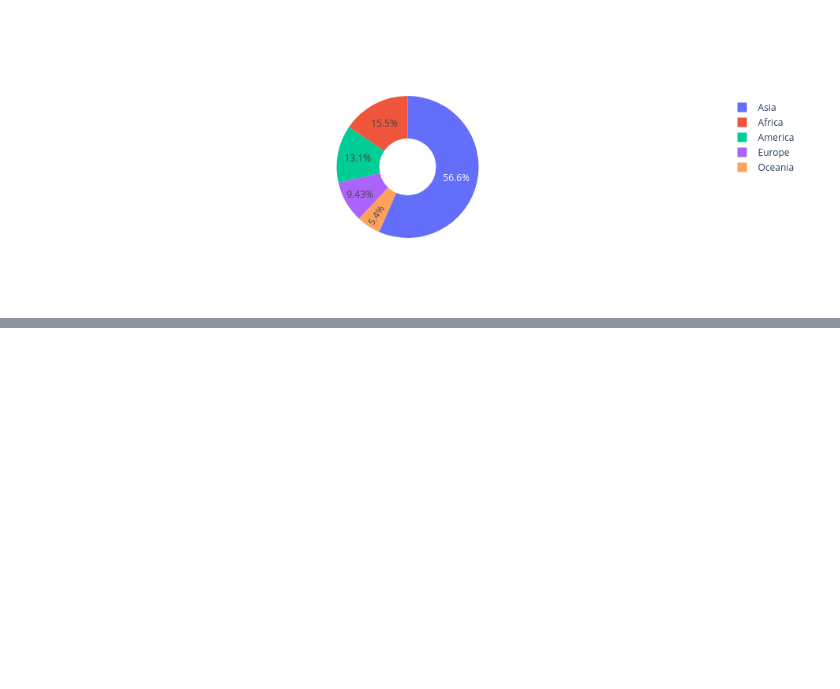
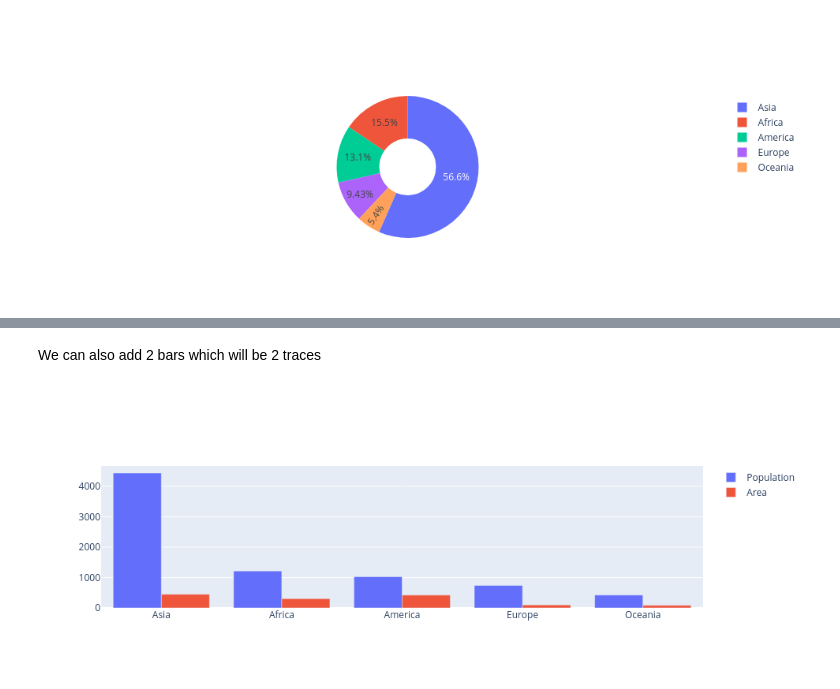
Before and after one commit to shakeelansari63/Training, a Jupyter notebook: PY-VISUALIZATION/14-Basic Plots in Plotly.ipynb, the cells around one changed output, grey strips where cells are left out. Drawn from its saved outputs; the diff is of its cells as text; code cells hidden in the pictures; blank space fills up the shorter version.

```diff
--- a/PY-VISUALIZATION/14-Basic Plots in Plotly.ipynb
+++ b/PY-VISUALIZATION/14-Basic Plots in Plotly.ipynb
@@ -142,0 +157,9 @@ offline.iplot(data)
+# %% [markdown]
+We can also add 2 bars which will be 2 traces
+# %%
+bar1 = go.Bar(x=continents, y=population, name='Population')
+bar2 = go.Bar(x=continents, y=area, name='Area')
+data = [bar1, bar2]
+offline.iplot(data)
+# %% [output]
+[figure, added]
```
Also changed, not shown: parts of 49 cells of this notebook.
